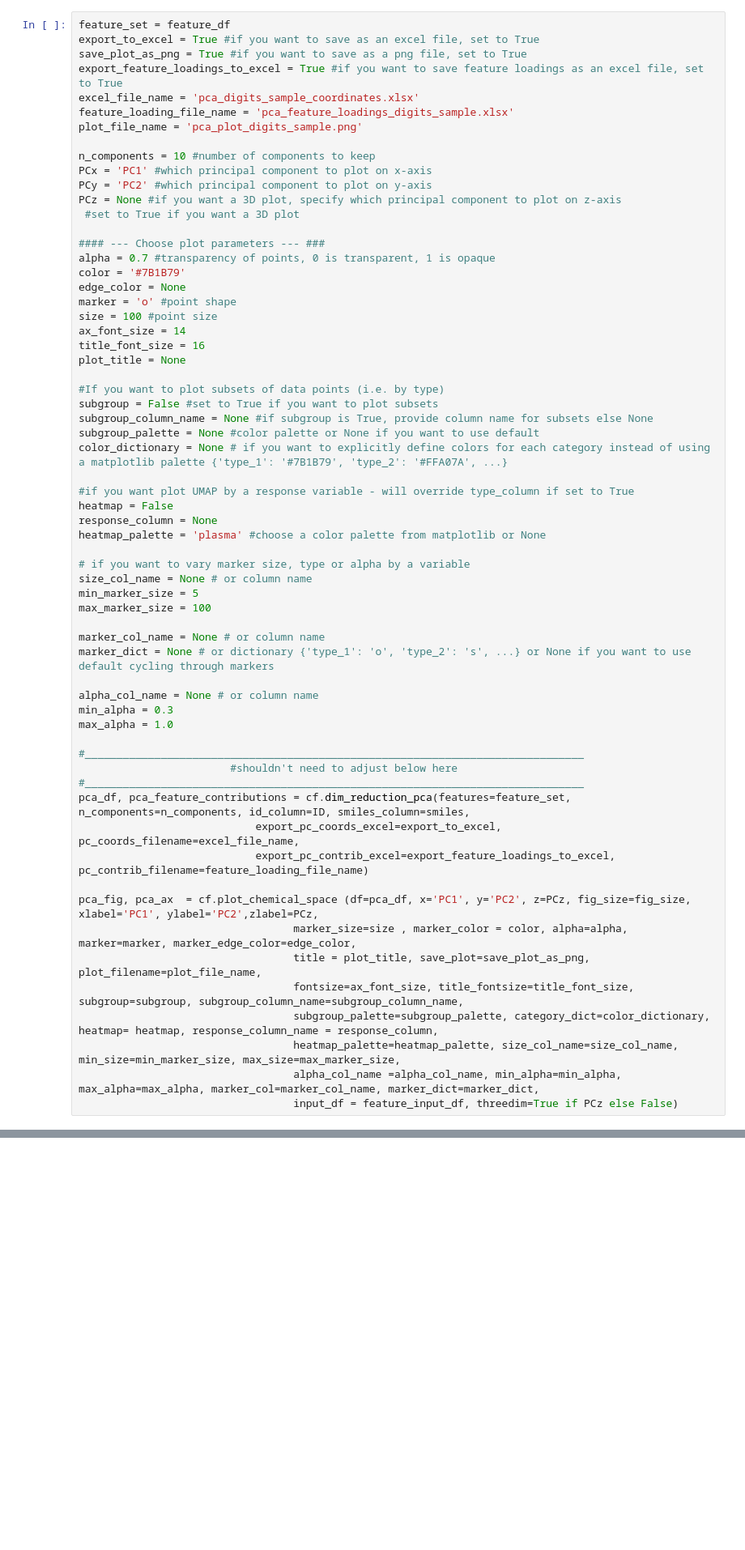
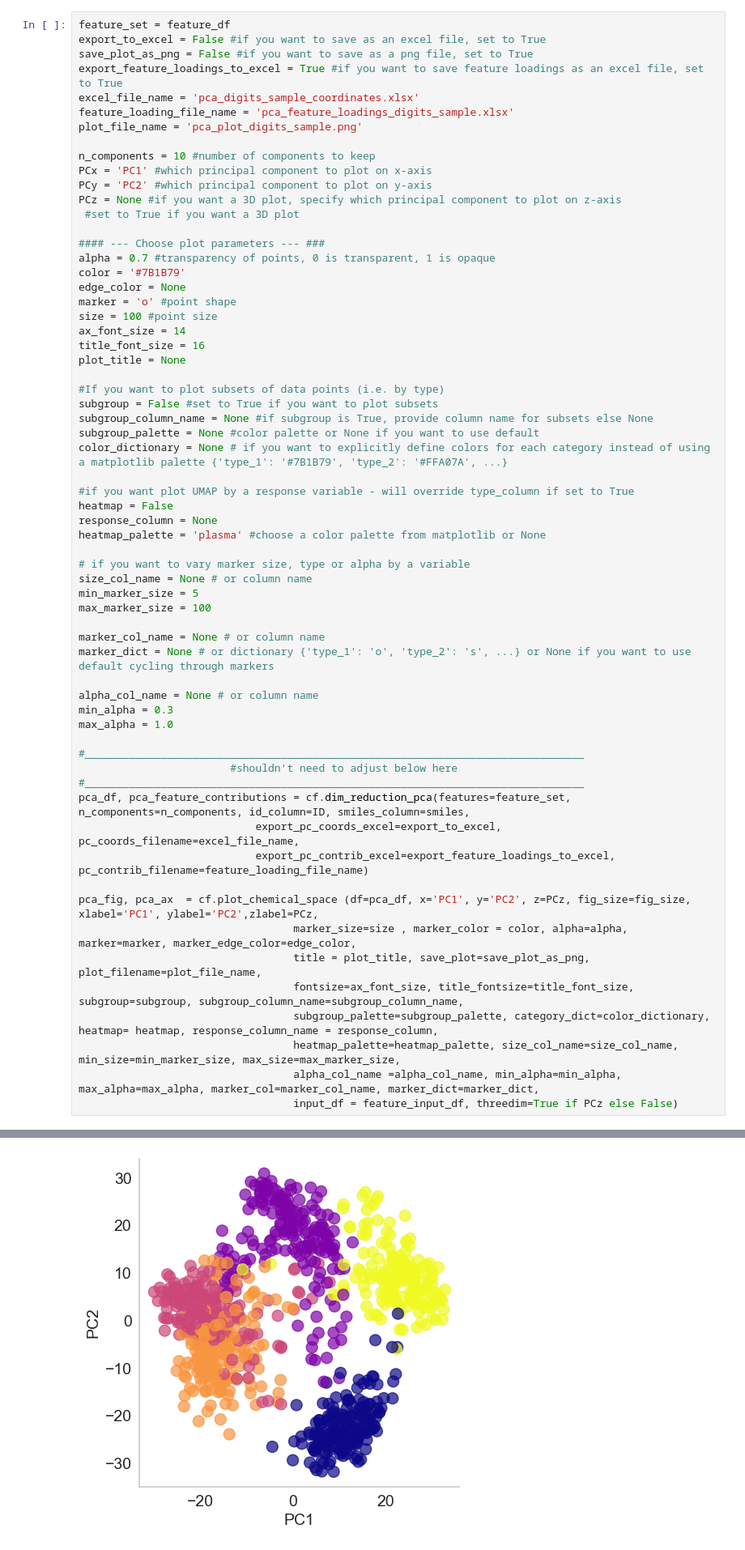
Before and after one commit to SigmanGroup/chemical_space_and_clustering, a Jupyter notebook: chemical_space_and_clustering.ipynb, the cells around one changed output, grey strips where cells are left out. Shown at 81% size. Drawn from its saved outputs; the diff is of its cells as text; blank space fills up the shorter version.

```diff
--- a/chemical_space_and_clustering.ipynb
+++ b/chemical_space_and_clustering.ipynb
@@ -226,8 +231,8 @@ tsne_fig, tsne_ax  = cf.plot_chemical_space (df=tsne_df, x='tSNE1', y='tSNE2', f
 #### Run and Plot PCA
 # %%
 feature_set = feature_df
-export_to_excel = True #if you want to save as an excel file, set to True
-save_plot_as_png = True #if you want to save as a png file, set to True
+export_to_excel = False #if you want to save as an excel file, set to True
+save_plot_as_png = False #if you want to save as a png file, set to True
 export_feature_loadings_to_excel = True #if you want to save feature loadings as an excel file, set to True
 excel_file_name = 'pca_digits_sample_coordinates.xlsx'
 feature_loading_file_name = 'pca_feature_loadings_digits_sample.xlsx'
@@ -287,3 +292,4 @@ pca_fig, pca_ax  = cf.plot_chemical_space (df=pca_df, x='PC1', y='PC2', z=PCz, f
                                   heatmap_palette=heatmap_palette, size_col_name=size_col_name, min_size=min_marker_size, max_size=max_marker_size,
                                   alpha_col_name =alpha_col_name, min_alpha=min_alpha, max_alpha=max_alpha, marker_col=marker_col_name, marker_dict=marker_dict,
                                   input_df = feature_input_df, threedim=True if PCz else False)
+# %% [output]
@@ -290,3 +312,4 @@ pca_fig, pca_ax  = cf.plot_chemical_space (df=pca_df, x='PC1', y='PC2', z=PCz, f
+[figure, added]
 # %% [markdown]
 ### Plot Descriptor vs. Descriptor
 # %% [markdown]
```
Also changed, not shown: parts of 2 cells of this notebook, 1 other file.
